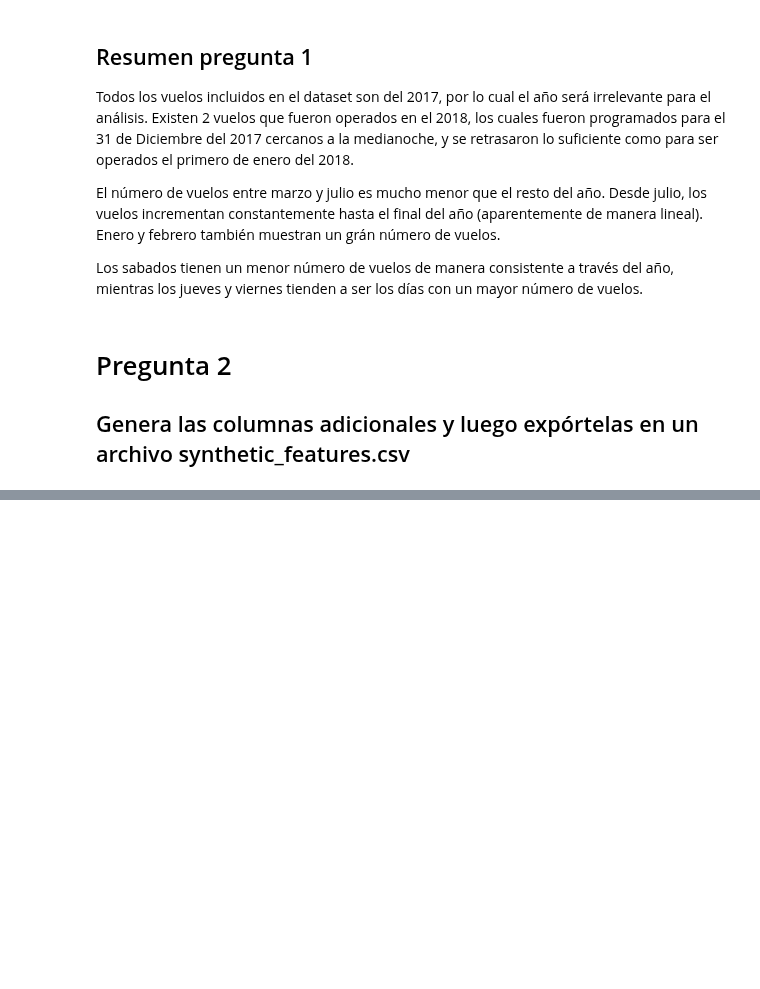
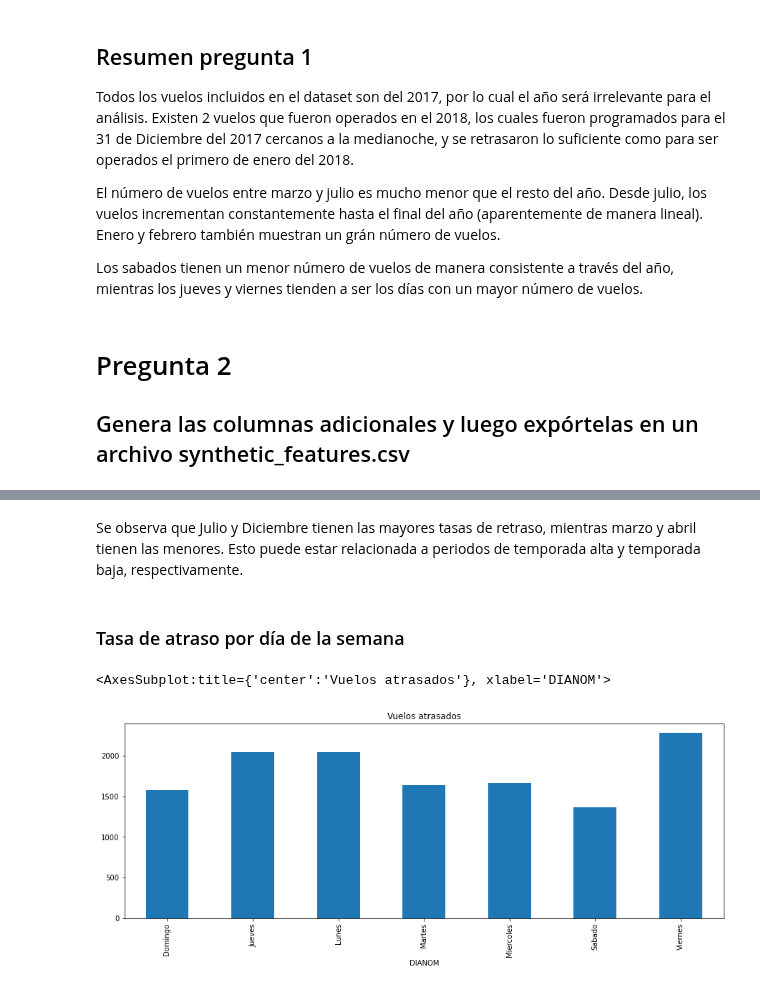
Before and after one commit to AndresFrancoG/desafioDSLatam, a Jupyter notebook: solution.ipynb, the cells around one changed output, grey strips where cells are left out. Drawn from its saved outputs; the diff is of its cells as text; code cells hidden in the pictures; blank space fills up the shorter version.

Commit message:
Añade tasas de atraso por temporada y por tipo de vuelo

```diff
--- a/solution.ipynb
+++ b/solution.ipynb
@@ -119,7 +119,9 @@ Los sabados tienen un menor número de vuelos de manera consistente a través de
 #Temporada alta
 #Defino función que realiza la diferenciación entre temporada alta y temporada baja
 def temporada(row):
-    if (row['Fecha-I'] > pd.Timestamp(2017, 12, 15) or row['Fecha-I'] < pd.Timestamp(2017, 3, 3)) or (row['Fecha-I'] > pd.Timestamp(2017, 9, 11) and row['Fecha-I'] < pd.Timestamp(2017, 9, 30) or (row['Fecha-I'] > pd.Timestamp(2017, 7, 15) and row['Fecha-I'] < pd.Timestamp(2017, 7, 31)):
+    if ((row['Fecha-I'] > pd.Timestamp(2017, 12, 15) or row['Fecha-I'] < pd.Timestamp(2017, 3, 3))
+        or (row['Fecha-I'] > pd.Timestamp(2017, 9, 11) and row['Fecha-I'] < pd.Timestamp(2017, 9, 30))
+            or (row['Fecha-I'] > pd.Timestamp(2017, 7, 15) and row['Fecha-I'] < pd.Timestamp(2017, 7, 31))):
         return 1
     else:
         return 0
@@ -265,0 +264,20 @@ Se observa que Julio y Diciembre tienen las mayores tasas de retraso, mientras m
+# %% [markdown]
+Se observa que Julio y Diciembre tienen las mayores tasas de retraso, mientras marzo y abril tienen las menores.  Esto puede estar relacionada a periodos de temporada alta y temporada baja, respectivamente.
+# %% [markdown]
+### Tasa de atraso por día de la semana
+# %%
+#Tasa de atraso por día de la semana
+
+#Cuenta los vuelos atrasados y los vuelos a tiempo, agrupados por destino
+dSemanaAtrasado = latamDFatrasado.groupby(['DIANOM']).count().unstack(fill_value=0)['Fecha-I']
+dSemanaAtiempo = latamDFatiempo.groupby(['DIANOM']).count().unstack(fill_value=0)['Fecha-I']
+
+#Calcula la tasa de atraso por destino y las organiza de manera descendiente
+dSemana_tasa_atraso = dSemanaAtrasado/(dSemanaAtrasado + dSemanaAtiempo)
+dSemana_tasa_atraso = dSemana_tasa_atraso.sort_values(ascending=False)
+# %%
+#Grafica los resultados
+dSemanaAtrasado.plot.bar(figsize=(15,5), title = 'Vuelos atrasados')
+# %% [output]
+<AxesSubplot:title={'center':'Vuelos atrasados'}, xlabel='DIANOM'>
+[figure, added]
```
Also changed, not shown: parts of 55 cells of this notebook.
